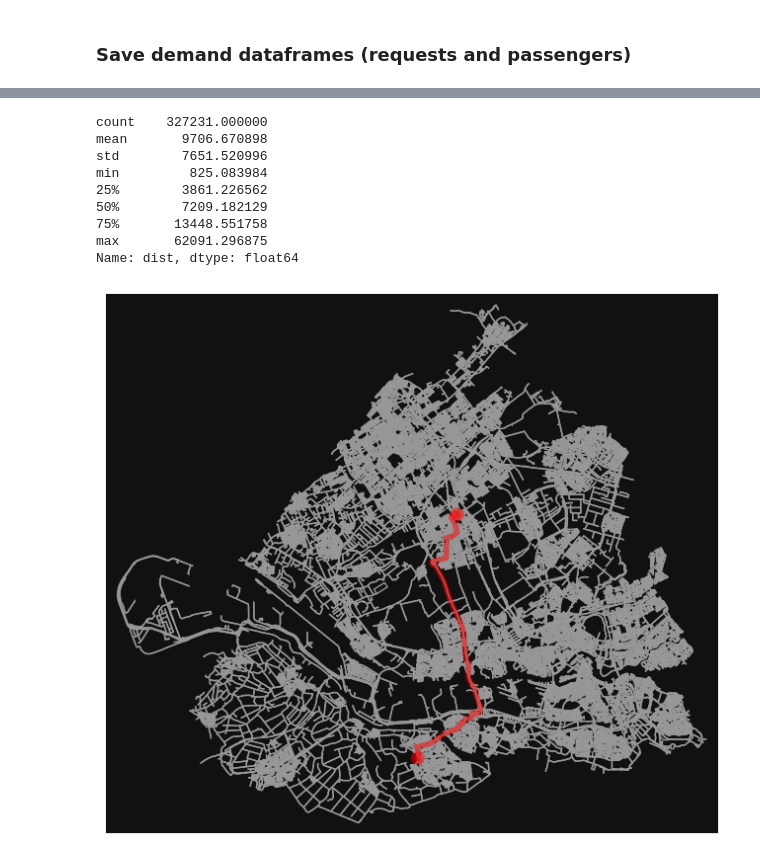
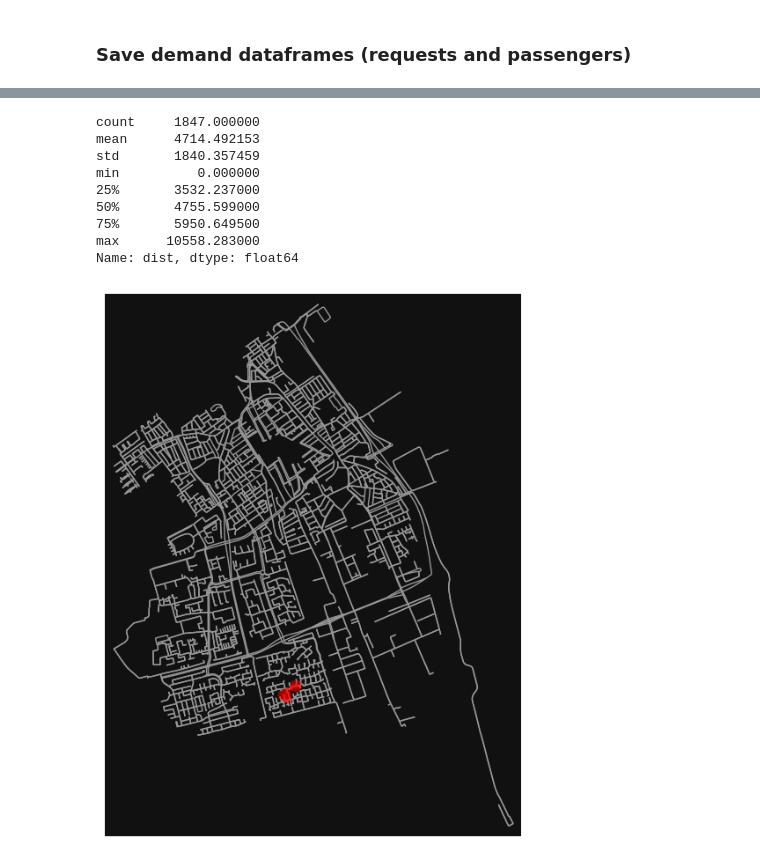
Before and after one commit to Arjan-de-R/FleetMaaS, a Jupyter notebook: source/preprocessing/MRDH/MRDH_demand.ipynb, the cells around one changed output, grey strips where cells are left out. Saved outputs shown, nothing was run; the diff lists cells and outputs as text; code cells hidden in the pictures.

```diff
--- a/source/preprocessing/MRDH/MRDH_demand.ipynb
+++ b/source/preprocessing/MRDH/MRDH_demand.ipynb
@@ -11,12 +11,13 @@ from link_demand_to_osm import *
 from preprocess_utils import *
 # %%
 # input parameters
-study_area = "MRDH"
+study_area = "Delft"
 year = 2025
 month = 4
 day = 1
 min_trip_dist = 1000 # meter
-# sample_size = 500 # before filtering in this case
+sample_size = 50000 # before filtering in this case
+closeness_bound = 200 # meter (origin and destination should be within this distance of the loaded network)
 # %%
 # Preprocess
 date = {'year': year, 'month': month, 'day': day}
@@ -27,8 +28,8 @@ presaved_zones = False
 ### Sample the demand data
 First, we download the data, compute some additional statistics and select trips (possibly based on a filter)
 # %%
-trips = pd.read_csv('50PercentTrips.csv') #nrows=sample_size
-pax = pd.read_csv('50PercentPersons.csv').sort_values(by='person_id') #.head(sample_size)
+trips = pd.read_csv('50PercentTrips.csv', nrows=sample_size) #nrows=sample_size
+pax = pd.read_csv('50PercentPersons.csv').sort_values(by='person_id').head(sample_size)
 trips
 # %% [output]
 |  | trip_id | person_id | purpose | trip_mode | exact_depart_hour | exact_depart_minute | origin_coordinate_x | ... |
@@ -82,6 +83,7 @@ First, we load the network from OpenStreetMap and finding the corresponding OSM
 # First, we download the network data (incl. skim matrices) for each type (drive, bike, walk), which has already been downloaded from OSM and saved
 network_types = determine_preprocessed_network_types(study_area, nw_type_extensions)
 graphs=dict()
+filtered_rows = None
 for network_type in network_types:
     skim_type = skim_available[network_type]
     print(f"Loading {network_type} network data")
@@ -96,19 +98,28 @@ for network_type in network_types:
     y_dest = processed_demand['dest_wgs84'].apply(lambda x: x[0]).to_numpy()
 
     # 2. Use osmnx's vectorized nearest_nodes (fast!)
-    origin_ids = ox.distance.nearest_nodes(G, X=x_origins, Y=y_origins)
-    dest_ids = ox.distance.nearest_nodes(G, X=x_dest, Y=y_dest)
+    origin_ids = ox.distance.nearest_nodes(G, X=x_origins, Y=y_origins, return_dist=True)
+    dest_ids = ox.distance.nearest_nodes(G, X=x_dest, Y=y_dest, return_dist=True)
 
     # 3. Create new DataFrame
     df = pd.DataFrame({
-        f'origin_id{extension}': origin_ids,
-        f'destination_id{extension}': dest_ids,
+        f'origin_id{extension}': origin_ids[0],
+        f'destination_id{extension}': dest_ids[0],
+        f'dist_to_orig_node{extension}': origin_ids[1],
+        f'dist_to_dest_node{extension}': dest_ids[1],
     }, index=processed_demand.index)
 
-    # 4. Travel times and distances
+    # 4. Filter out trips that are too far from the network (i.e. with origin and/or destination further than the closeness bound)
+    if filtered_rows is None:
+        filtered_rows = df[(df[f'dist_to_orig_node{extension}'] < closeness_bound) | (df[f'dist_to_dest_node{extension}'] < closeness_bound)].index
+        processed_demand = processed_demand.loc[filtered_rows].copy()
+        pax = pax.loc[pax['person_id'].isin(processed_demand['person_id'])].copy()
+    df = df.loc[filtered_rows].copy()
+
+    # 5. Travel times and distances
     if skims is not None:
-        origin_ids = np.asarray(origin_ids, dtype=int)
-        dest_ids = np.asarray(dest_ids, dtype=int)
+        origin_ids = np.asarray(df[f'origin_id{extension}'], dtype=int)
+        dest_ids = np.asarray(df[f'destination_id{extension}'], dtype=int)
         tt_vals = skims['tt'][origin_ids, dest_ids]
         dist_vals = skims['distance'][origin_ids, dest_ids]
         df[f'ttrav{extension}'] = tt_vals
@@ -120,7 +131,7 @@ for network_type in network_types:
             for o, d in zip(origin_ids, dest_ids)
         ]
 
-    # 5. Concatenate back to main df
+    # 6. Concatenate back to main df
     processed_demand = pd.concat([processed_demand, df], axis=1)
     graphs[network_type] = G.copy()
 
@@ -233,22 +261,22 @@ Origin: 54123, destination: 38464
 # %%
 processed_demand['dist'].describe()
 # %% [output]
-count    327231.000000
-mean       9706.670898
-std        7651.520996
-min         825.083984
-25%        3861.226562
-50%        7209.182129
-75%       13448.551758
-max       62091.296875
+count     1847.000000
+mean      4714.492153
+std       1840.357459
+min          0.000000
+25%       3532.237000
+50%       4755.599000
+75%       5950.649500
+max      10558.283000
 Name: dist, dtype: float64
 # %%
 # Remove request with infinite travel time (should already be removed in network generation process, i.e. only accessible nodes should be possible as origin/destination)
 # processed_demand = processed_demand.loc[processed_demand['dist'] != np.inf]
 # %%
-origin = 32143
-dest = 2783
+origin = 12
+dest = 102
 route = nx.shortest_path(graphs['drive'], origin, dest, weight='length')
 fig, ax = ox.plot_graph_route(graphs['drive'], route, node_size=0)
 # %% [output]
-[figure, old version]
+[figure, new version]
```
Also changed, not shown: parts of 12 cells of this notebook, 8 other files.
